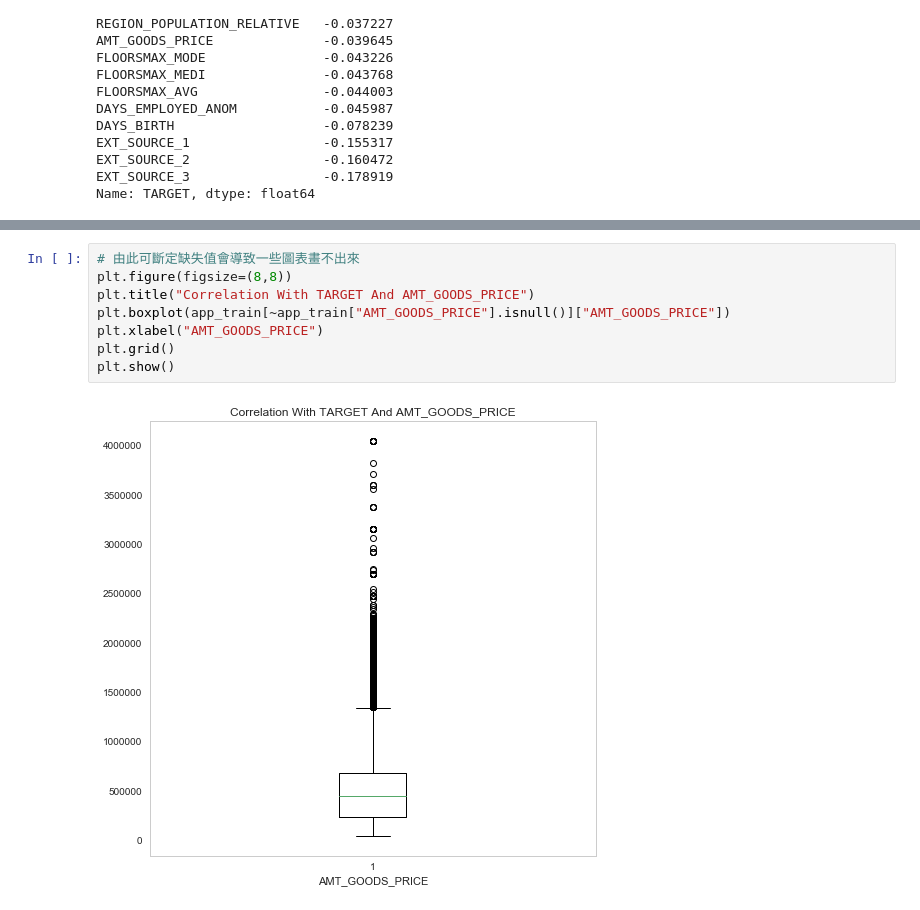
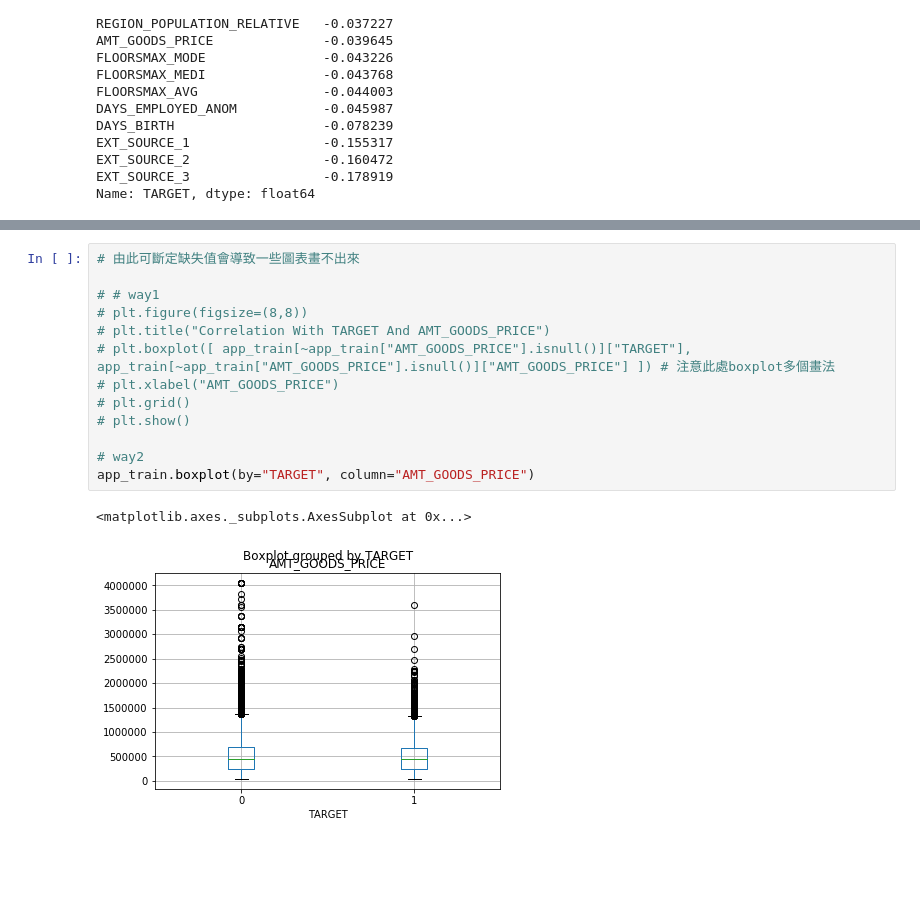
Before and after one commit to gn0262487838/100_day_marathon_for_ML, a Jupyter notebook: D15/Day_015_HW.ipynb, the cells around one changed output, grey strips where cells are left out. Saved outputs shown, nothing was run; the diff lists cells and outputs as text; blank space fills up the shorter version.

```diff
--- a/D15/Day_015_HW.ipynb
+++ b/D15/Day_015_HW.ipynb
@@ -157,13 +157,19 @@ plt.show()
 # %%
 # 由此可斷定缺失值會導致一些圖表畫不出來
-plt.figure(figsize=(8,8))
-plt.title("Correlation With TARGET And AMT_GOODS_PRICE")
-plt.boxplot(app_train[~app_train["AMT_GOODS_PRICE"].isnull()]["AMT_GOODS_PRICE"])
-plt.xlabel("AMT_GOODS_PRICE")
-plt.grid()
-plt.show()
+
+# # way1
+# plt.figure(figsize=(8,8))
+# plt.title("Correlation With TARGET And AMT_GOODS_PRICE")
+# plt.boxplot([ app_train[~app_train["AMT_GOODS_PRICE"].isnull()]["TARGET"], app_train[~app_train["AMT_GOODS_PRICE"].isnull()]["AMT_GOODS_PRICE"] ]) # 注意此處boxplot多個畫法
+# plt.xlabel("AMT_GOODS_PRICE")
+# plt.grid()
+# plt.show()
+
+# way2
+app_train.boxplot(by="TARGET", column="AMT_GOODS_PRICE")
 # %% [output]
+<matplotlib.axes._subplots.AxesSubplot at 0x...>
-[figure, old version]
+[figure, new version]
 # %%
 plt.figure(figsize=(8,8))
 plt.title("Correlation With TARGET And AMT_GOODS_PRICE - 3")
```
Also changed, not shown: parts of 4 cells of this notebook, 1 other file.
